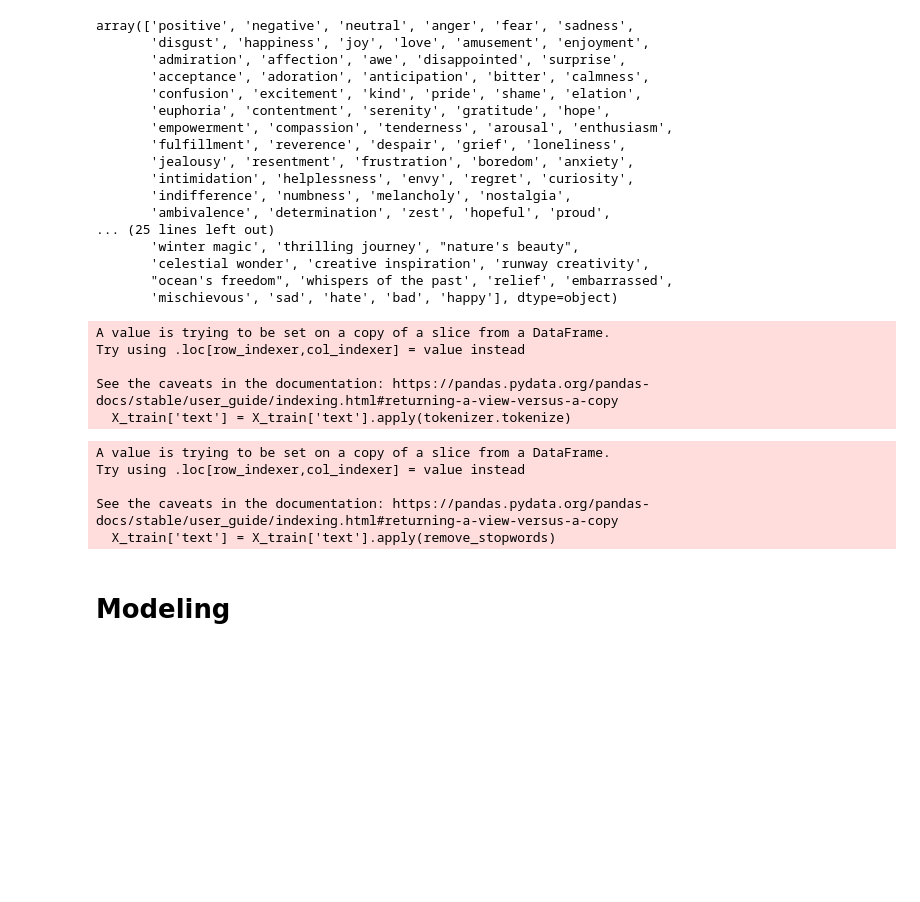
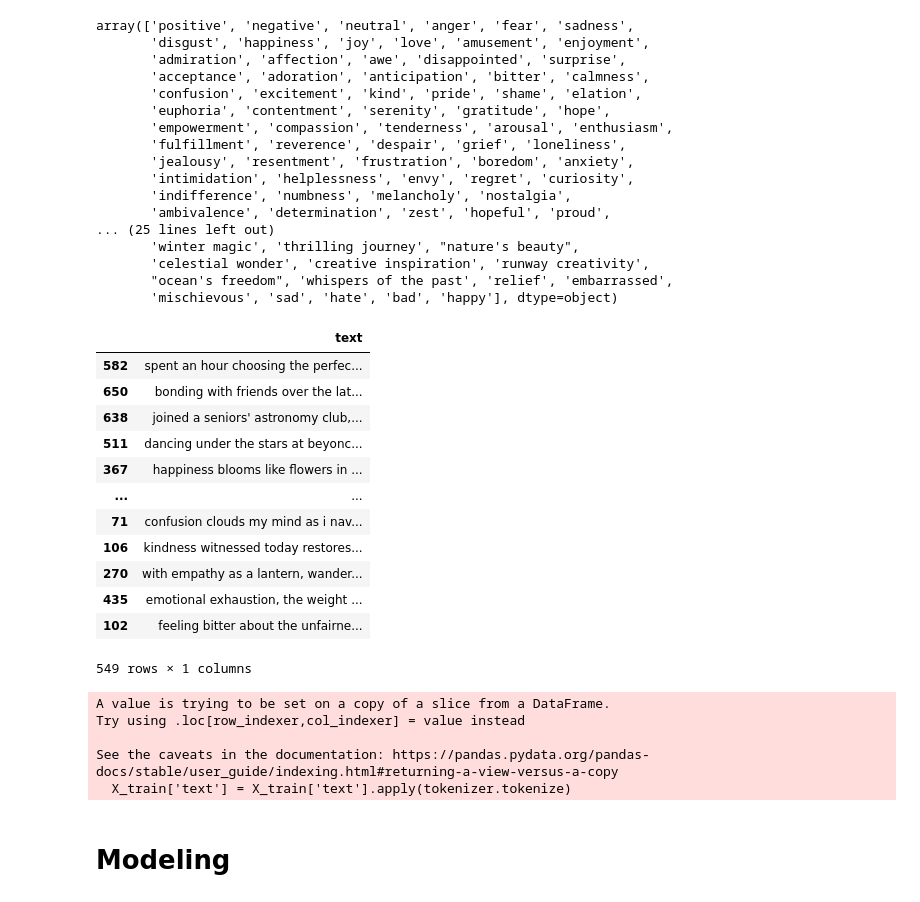
Before and after one commit to JohnNun/socialbuzz_sentiment_nlp, a Jupyter notebook: socialbuzz_notebook.ipynb, the cells around one changed output. Cells and saved outputs as stored; diff of their text form; code cells hidden in the pictures; blank space fills up the shorter version.

```diff
--- a/socialbuzz_notebook.ipynb
+++ b/socialbuzz_notebook.ipynb
@@ -193,6 +195,22 @@ y = df['sentiment']
 # %%
 # Train test split data
 X_train, X_test, y_train, y_test = train_test_split(X, y, test_size=.25, random_state=42)
+# %%
+X_train
+# %% [output]
+|  | text |
+| 582 | spent an hour choosing the perfec... |
+| 650 | bonding with friends over the lat... |
+| 638 | joined a seniors' astronomy club,... |
+| 511 | dancing under the stars at beyonc... |
+| 367 | happiness blooms like flowers in ... |
+| ... | ... |
+| 71 | confusion clouds my mind as i nav... |
+| 106 | kindness witnessed today restores... |
+| 270 | with empathy as a lantern, wander... |
+| 435 | emotional exhaustion, the weight ... |
+| 102 | feeling bitter about the unfairne... |
+549 rows × 1 columns
 # %%
 # Tokenizing text column
 X_train['text'] = X_train['text'].apply(tokenizer.tokenize)
@@ -215,12 +233,6 @@ def remove_stopwords(token_list):
     remove_stopwords = [token for token in token_list if token not in stopwords_list]
     return remove_stopwords
 # %%
-X_train['text'] = X_train['text'].apply(remove_stopwords)
+X_train = X_train.apply(remove_stopwords)
-# %% [output]
-A value is trying to be set on a copy of a slice from a DataFrame.
-Try using .loc[row_indexer,col_indexer] = value instead
-
-See the caveats in the documentation: https://pandas.pydata.org/pandas-docs/stable/user_guide/indexing.html#returning-a-view-versus-a-copy
-  X_train['text'] = X_train['text'].apply(remove_stopwords)
 # %%
 # Function to stem words in text column
```
Also changed, not shown: parts of 8 cells of this notebook.
